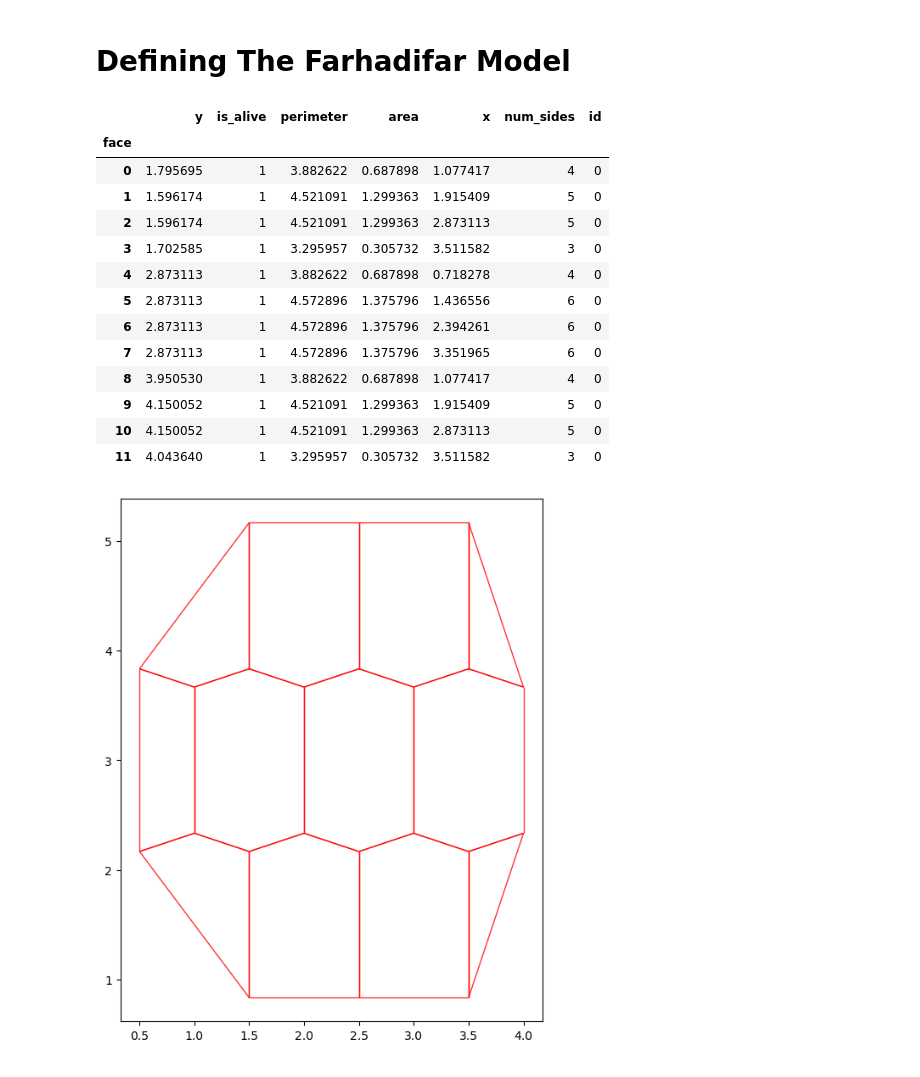
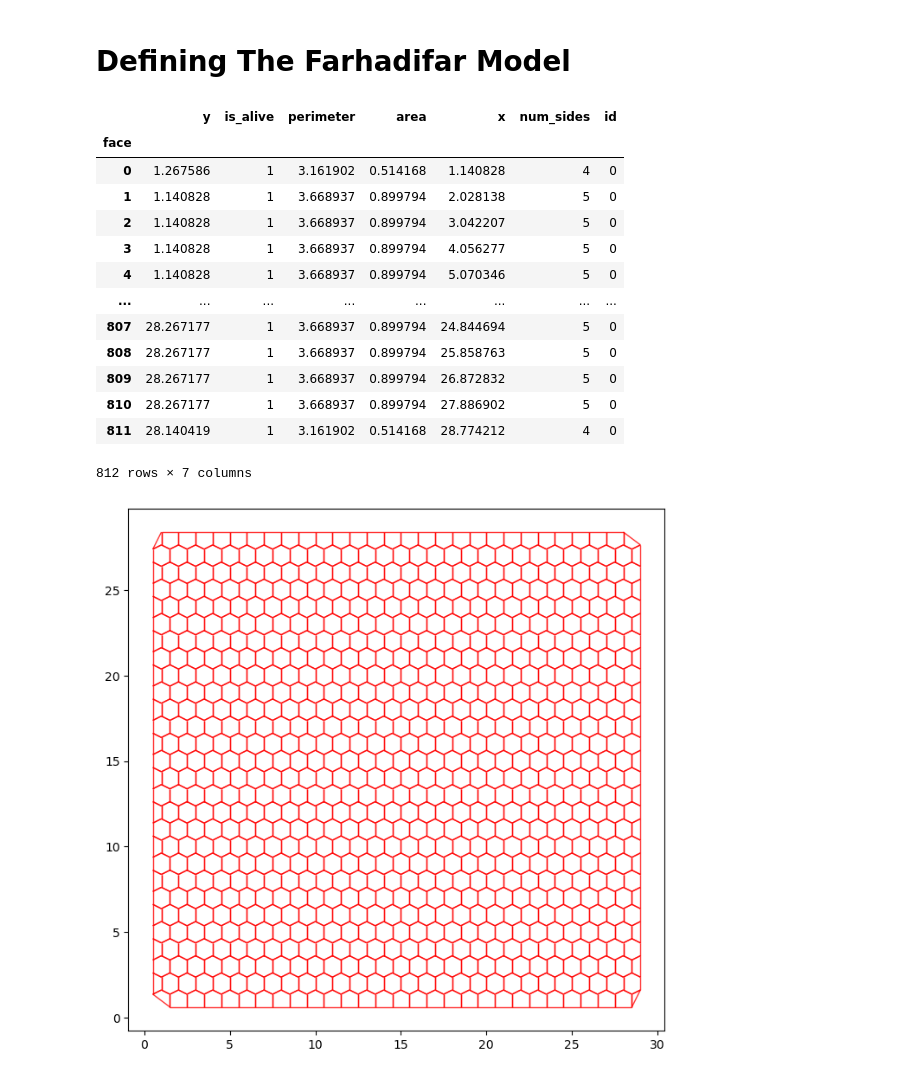
Before and after one commit to Hoppy12/CellModelling, a Jupyter notebook: Testing/defining_model.ipynb, the cells around one changed output. Cells and saved outputs as stored; diff of their text form; code cells hidden in the pictures.

```diff
--- a/Testing/defining_model.ipynb
+++ b/Testing/defining_model.ipynb
@@ -23,44 +23,44 @@ from tyssue.draw.plt_draw import plot_forces
 # %%
 sheet = Sheet.planar_sheet_2d(
     'test_sheet',
-    nx = 5,
-    ny = 5,
+    nx = 30,
+    ny = 30,
     distx = 1,
-    disty = 1.5
+    disty = 1
 )
 
 sheet.sanitize(trim_borders=True, order_edges=True)
 geom.update_all(sheet)
 
 fig, ax = sheet_view(
     sheet,
     mode = "2D",
     edge = {"color": "red", "width": 1}
 )
 
 sqrt_area = sheet.datasets['face']['area'].mean()**0.5
 geom.scale(sheet, 1/sqrt_area, sheet.coords)
 geom.update_all(sheet)
 
 display(sheet.datasets['face'])
 
 fig.set_size_inches(8, 8)
 # %% [output]
 |  | y | is_alive | perimeter | area | x | num_sides | id |
 | face |  |  |  |  |  |  |  |
-| 0 | 1.795695 | 1 | 3.882622 | 0.687898 | 1.077417 | 4 | 0 |
-| 1 | 1.596174 | 1 | 4.521091 | 1.299363 | 1.915409 | 5 | 0 |
-| 2 | 1.596174 | 1 | 4.521091 | 1.299363 | 2.873113 | 5 | 0 |
-| 3 | 1.702585 | 1 | 3.295957 | 0.305732 | 3.511582 | 3 | 0 |
-| 4 | 2.873113 | 1 | 3.882622 | 0.687898 | 0.718278 | 4 | 0 |
-| 5 | 2.873113 | 1 | 4.572896 | 1.375796 | 1.436556 | 6 | 0 |
-| 6 | 2.873113 | 1 | 4.572896 | 1.375796 | 2.394261 | 6 | 0 |
-| 7 | 2.873113 | 1 | 4.572896 | 1.375796 | 3.351965 | 6 | 0 |
-| 8 | 3.950530 | 1 | 3.882622 | 0.687898 | 1.077417 | 4 | 0 |
-| 9 | 4.150052 | 1 | 4.521091 | 1.299363 | 1.915409 | 5 | 0 |
-| 10 | 4.150052 | 1 | 4.521091 | 1.299363 | 2.873113 | 5 | 0 |
-| 11 | 4.043640 | 1 | 3.295957 | 0.305732 | 3.511582 | 3 | 0 |
+| 0 | 1.267586 | 1 | 3.161902 | 0.514168 | 1.140828 | 4 | 0 |
+| 1 | 1.140828 | 1 | 3.668937 | 0.899794 | 2.028138 | 5 | 0 |
+| 2 | 1.140828 | 1 | 3.668937 | 0.899794 | 3.042207 | 5 | 0 |
+| 3 | 1.140828 | 1 | 3.668937 | 0.899794 | 4.056277 | 5 | 0 |
+| 4 | 1.140828 | 1 | 3.668937 | 0.899794 | 5.070346 | 5 | 0 |
+| ... | ... | ... | ... | ... | ... | ... | ... |
+| 807 | 28.267177 | 1 | 3.668937 | 0.899794 | 24.844694 | 5 | 0 |
+| 808 | 28.267177 | 1 | 3.668937 | 0.899794 | 25.858763 | 5 | 0 |
+| 809 | 28.267177 | 1 | 3.668937 | 0.899794 | 26.872832 | 5 | 0 |
+| 810 | 28.267177 | 1 | 3.668937 | 0.899794 | 27.886902 | 5 | 0 |
+| 811 | 28.140419 | 1 | 3.161902 | 0.514168 | 28.774212 | 4 | 0 |
+812 rows × 7 columns
-[figure, old version]
+[figure, new version]
 # %%
 model = PlanarModel
 
```
Also changed, not shown: parts of 2 cells of this notebook, 2 other files.
